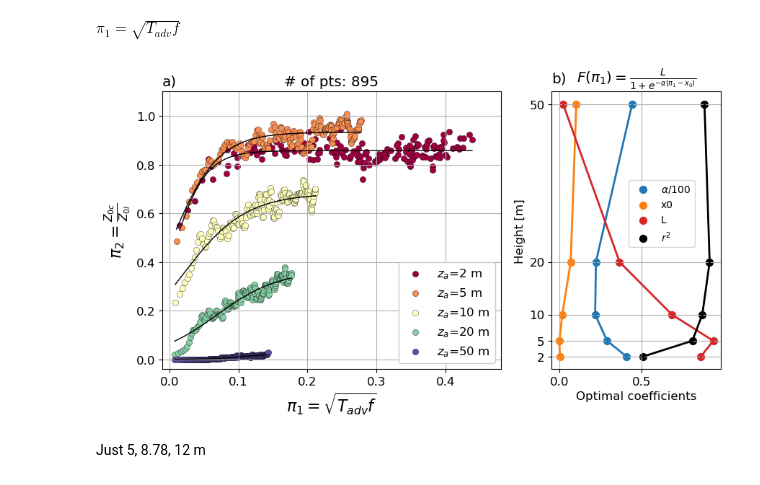
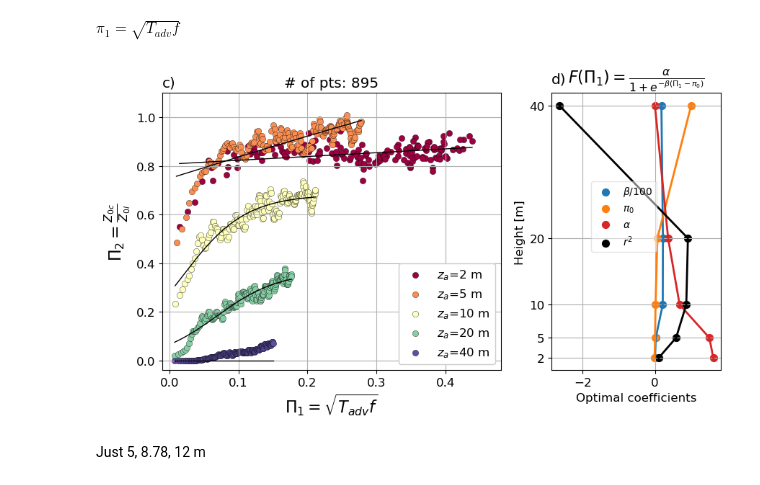
Before and after one commit to jameshlywiak/ABL-surface-layer, a Jupyter notebook: umn_LES.ipynb, the cells around one changed output. Drawn from its saved outputs; the diff is of its cells as text; code cells hidden in the pictures.

```diff
--- a/umn_LES.ipynb
+++ b/umn_LES.ipynb
@@ -147,7 +151,7 @@ def loss_sinh(params, x, y):
     k, x0, L = params
     return np.sum((sinh(x, k, x0, L) - y)**2)
 # %%
-alph = ['a)', 'b)', 'c)', 'd)', 'e)', 'f)']
+alph = ['a)', 'b)', 'c)', 'd)', 'e)', 'f)', 'g)', 'h)', 'i)', 'j)']
 # %% [markdown]
 # Plots
 # %%
@@ -202,10 +206,11 @@ colors = cmap(np.linspace(0, 1, N))
 
 fig, ax = plt.subplots(1,5, figsize=(12,6), sharex=False, sharey=True)
 ax = ax.flatten()
+lw = 3
 
 cbar_args = {'label': ''}
 labels = [
-    r'$\overline{U_1}$ [m-s$^{-1}$]',
+    r'$\overline{U}$ [m-s$^{-1}$]',
     r'$\overline{\theta_v}$ [K]',
     r'$\overline{u_*}^2$ [m$^2$-s$^{-2}$]',
     r'$\overline{w_*}^3$ [m$^3$-s$^{-3}$]',
@@ -213,13 +218,13 @@ labels = [
 ]
 
 for x, xdis in enumerate(xplt):
-    ds.U.interp(X_coast=xdis).plot(ax=ax[0], y='Height', c=colors[x], lw=2, label=f'{xlabz[x]} km')
-    ds.T.interp(X_coast=xdis).plot(ax=ax[1], y='Height', c=colors[x], lw=2, label=f'{xlabz[x]} km')
-    (ds.ustar**2).interp(X_coast=xdis).plot(ax=ax[2], y='Height', c=colors[x], lw=2, label=f'{xlabz[x]} km')
-    (ds.wstar3).interp(X_coast=xdis).plot(ax=ax[3], y='Height', c=colors[x], lw=2, label=f'{xlabz[x]} km')
-    ds.WpTp.interp(X_coast=xdis).plot(ax=ax[4], y='Height', c=colors[x], lw=2, label=f'{xlabz[x]} km')
+    ds.wsp.interp(X_coast=xdis).plot(ax=ax[0], y='Height', c=colors[x], lw=lw, label=f'{xlabz[x]} km')
+    ds.T.interp(X_coast=xdis).plot(ax=ax[1], y='Height', c=colors[x], lw=lw, label=f'{xlabz[x]} km')
+    (ds.ustar**2).interp(X_coast=xdis).plot(ax=ax[2], y='Height', c=colors[x], lw=lw, label=f'{xlabz[x]} km')
+    (ds.wstar3).interp(X_coast=xdis).plot(ax=ax[3], y='Height', c=colors[x], lw=lw, label=f'{xlabz[x]} km')
+    ds.WpTp.interp(X_coast=xdis).plot(ax=ax[4], y='Height', c=colors[x], lw=lw, label=f'{xlabz[x]} km')
 
-ax[1].set_xlim([282.8, 291])
+ax[1].set_xlim([285, 291])
 #ax[3].set_xlim([-0.1, 0.12])
 for n,axis in enumerate(ax):
     #axis.set_ylim([0, 200])
@@ -230,7 +235,8 @@ for n,axis in enumerate(ax):
     axis.set_title(f'{labels[n]}', loc='center')
     width = axis.get_xlim()[1] - axis.get_xlim()[0]
     height = axis.get_ylim()[1] - axis.get_ylim()[0]
-    axis.annotate(f'{alph[n]}', (axis.get_xlim()[1] - 0.15*width, axis.get_ylim()[1] - 0.3*height), fontsize=18)
+    if 'CONV' in save_str.upper(): axis.annotate(f'{alph[n]}', (axis.get_xlim()[1] - 0.15*width, axis.get_ylim()[1] - 0.3*height), fontsize=18)
+    elif 'HW' in save_str.upper(): axis.annotate(f'{alph[n+5]}', (axis.get_xlim()[1] - 0.15*width, axis.get_ylim()[1] - 0.3*height), fontsize=18)
 
 ax[0].legend(fontsize='x-small', loc='upper left')
 
@@ -1068,7 +1129,7 @@ def loss_sqrt(params, x, y):
 plt.rcParams.update({'font.size': 12})
 saveplt = 1
 
-qheight = [2, 5, 10, 20, 50]
+qheight = [2, 5, 10, 20, 40]
 mask = (ds.X_coast >= 0) & (ds.X_coast <= 1400) & (ds.z0<1000) & (ds.z0>=1e-10) #& (ds.zL<=0.1) & (ds.zL>=-0.1)
 
 X, Z = np.meshgrid(ds.X_coast, ds.Height)
@@ -1086,8 +1147,10 @@ N = len(qheight)
 cmap = cm.Spectral
 colors = cmap(np.linspace(0, 1, N))
 
-lower_bounds = np.array([0, 0, 0])
-upper_bounds = np.array([100, 0.4, 1])
+#lower_bounds = np.array([0, -0.5, 0]) # conv
+#upper_bounds = np.array([100, 1, 1.8]) # conv
+lower_bounds = np.array([0, -0.01, 0])
+upper_bounds = np.array([100, 1, 1.8]) # other
 bds = Bounds(lb=lower_bounds, ub=upper_bounds)
 #lower_bounds = np.array([0, -20, -10, -10])
 #upper_bounds = np.array([20, 30, 2, 10])
@@ -1102,13 +1165,13 @@ old_opts = np.array([
     [6, 1, -4, 0],
 ])
 opts = np.array([
+    [20, 0, 0.2],
     [20, 0, 1],
     [20, 0, 1],
     [20, 0, 1],
     [20, 0, 1],
-    [20, 0, 1],
-    [20, 0.05, 1],
-    [20, 0.05, 1],
+    [20, 0.1, 1],
+    [20, 0.1, 1],
 ])
 
 opts = np.ones((N,3))
@@ -1164,48 +1227,48 @@ for q,h in enumerate(qheight):
     #ax[0].plot(xpts, tanh(xpts, *popt[q,:]), color='k', lw=1)
 
 ax[0].set_title(f'# of pts: {count}')
-ax[0].set_xlabel(r'$\pi_1=\sqrt{T_{adv}f}$', fontsize=16)
-ax[0].set_ylabel(r'$\pi_2=\frac{Z_{0c}}{Z_{0l}}$', fontsize=16)
+ax[0].set_xlabel(r'$\Pi_1=\sqrt{T_{adv}f}$', fontsize=16)
+ax[0].set_ylabel(r'$\Pi_2=\frac{Z_{0c}}{Z_{0l}}$', fontsize=16)
 
 #ax[0].set_yscale('log')
 ax[0].set_xlim([-0.01, 0.48])
 ax[0].set_ylim([-0.04, 1.1])
 ax[0].legend(ncol=1, framealpha=1, fontsize='medium', loc='lower right')
 
 ### plot coefficients
-labels = [r'$\alpha$/100', 'x0', 'L']
+labels = [r'$\beta$/100', r'$\pi_0$', r'$\alpha$']
 colors = ['C0', 'C1', 'C3']
 #alph = ['Amplitude', 'Shear', 'Intercept', 'Translation']
 
 for n in range(3):
     if n==2:
         ax[1].plot(popt[:,n], qheight, label=f'_{labels[n]}', lw=2, c=colors[n])
         ax[1].scatter(popt[:,n], qheight, label=f'{labels[n]}', s=50, c=colors[n])
     elif n==1:
         ax[1].plot(popt[:,n], qheight, label=f'_{labels[n]}', lw=2, c=colors[n])
         ax[1].scatter(popt[:,n], qheight, label=f'{labels[n]}', s=50, c=colors[n])
     elif n==0:
         ax[1].plot(popt[:,n]/100, qheight, label=f'_{labels[n]}', lw=2, c=colors[n])
         ax[1].scatter(popt[:,n]/100, qheight, label=f'{labels[n]}', s=50, c=colors[n])
 ax[1].plot(r2, qheight, lw=2, color='k', label=r'_$r^2$')
 ax[1].scatter(r2, qheight, s=50, c='k', label=r'$r^2$')
 
 ax[1].grid()
 ax[1].set_ylabel('Height [m]')
 ax[1].set_xlabel('Optimal coefficients')
-ax[1].set_title(r'$F(\pi_1)=\frac{L}{1+e^{-\alpha (\pi_1-x_0)}}$')
+ax[1].set_title(r'$F(\Pi_1)=\frac{\alpha}{1+e^{-\beta (\Pi_1-\pi_0)}}$', fontsize=16)
 #ax.set_title(r'$\pi_2=f(\pi_1)=c-a*tanh(b\pi_1-d)$')
-ax[1].legend(fontsize='small', bbox_to_anchor=(0.65, 0.7))
+ax[1].legend(fontsize='small', bbox_to_anchor=(0.65, 0.7), framealpha=0.5)
 ax[1].set_yticks(qheight)
 
-ax[0].set_title('a)', loc='left')
-ax[1].set_title('b)', loc='left')
+ax[0].set_title('c)', loc='left')
+ax[1].set_title('d)', loc='left')
 
 if saveplt == 1:
-    fig.savefig(f'z0_pi_sim_tadvf_{save_str}.png', dpi=200, bbox_inches='tight')
-    fig.savefig(f'z0_pi_sim_tadvf_{save_str}.pdf', bbox_inches='tight')
+    fig.savefig(f'figures/z0_pi_sim_tadvf_{save_str}.png', dpi=200, bbox_inches='tight')
+    fig.savefig(f'figures/z0_pi_sim_tadvf_{save_str}.pdf', bbox_inches='tight')
 # %% [output]
-[figure, old version]
+[figure, new version]
 # %% [markdown]
 Just 5, 8.78, 12 m
 # %%
```
Also changed, not shown: parts of 7 cells of this notebook, 2 other files.
